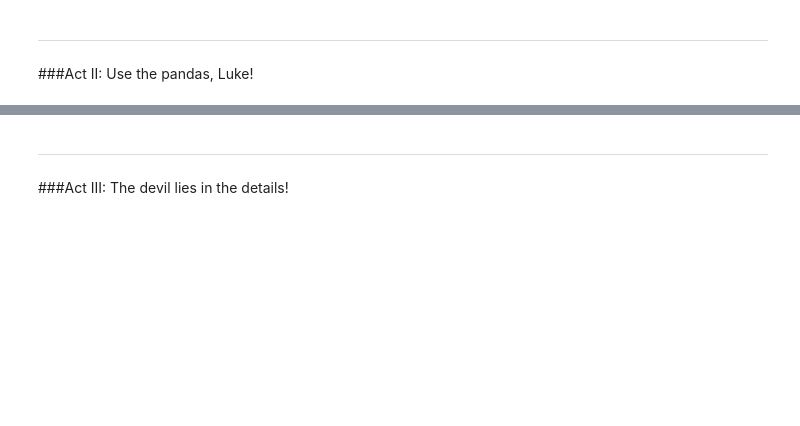
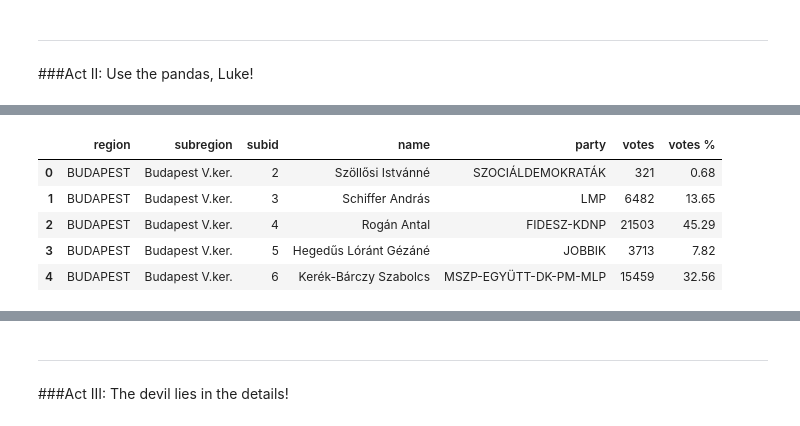
Before and after one commit to fulibacsi/oldsite, a Jupyter notebook: notebooks/python101_szisz_8.ipynb, the cells around one changed output, grey strips where cells are left out. Drawn from its saved outputs; the diff is of its cells as text; code cells hidden in the pictures; blank space fills up the shorter version.

```diff
--- a/notebooks/python101_szisz_8.ipynb
+++ b/notebooks/python101_szisz_8.ipynb
@@ -95,7 +154,14 @@ Image(url='http://bconnelly.net/wp-content/uploads/2013/10/pandas1.png')
 data = pd.read_csv(filename, quotechar='"', delimiter=';', encoding='utf-8')
 # %%
 # show the first 5 rows
-data[:5]
+data.head()
+# %% [output]
+|  | region | subregion | subid | name | party | votes | votes % |
+| 0 | BUDAPEST | Budapest V.ker. | 2 | Szöllősi Istvánné | SZOCIÁLDEMOKRATÁK | 321 | 0.68 |
+| 1 | BUDAPEST | Budapest V.ker. | 3 | Schiffer András | LMP | 6482 | 13.65 |
+| 2 | BUDAPEST | Budapest V.ker. | 4 | Rogán Antal | FIDESZ-KDNP | 21503 | 45.29 |
+| 3 | BUDAPEST | Budapest V.ker. | 5 | Hegedűs Lóránt Gézáné | JOBBIK | 3713 | 7.82 |
+| 4 | BUDAPEST | Budapest V.ker. | 6 | Kerék-Bárczy Szabolcs | MSZP-EGYÜTT-DK-PM-MLP | 15459 | 32.56 |
 # %%
 # we don't need the subid
 del data['subid']
```
Also changed, not shown: parts of 21 cells of this notebook, 15 other files.
